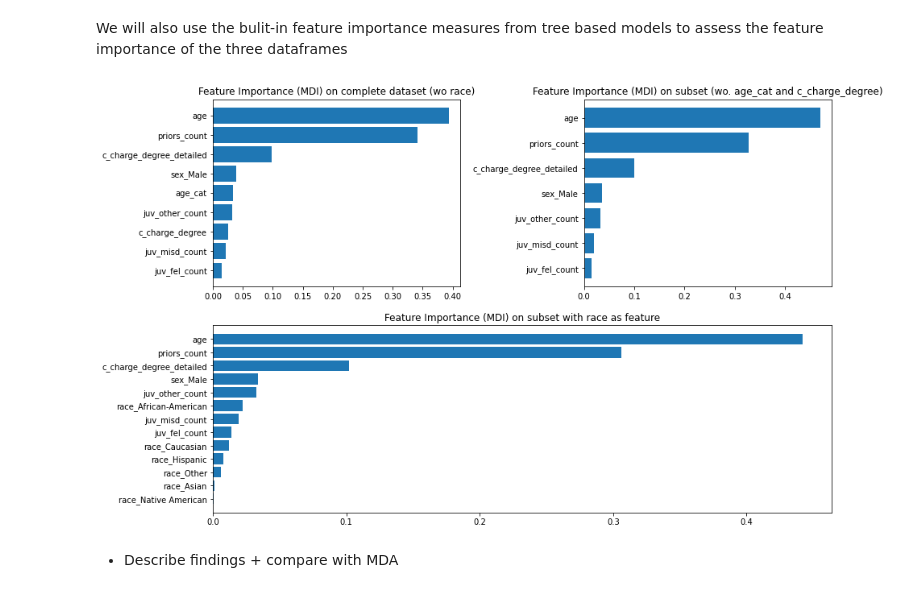
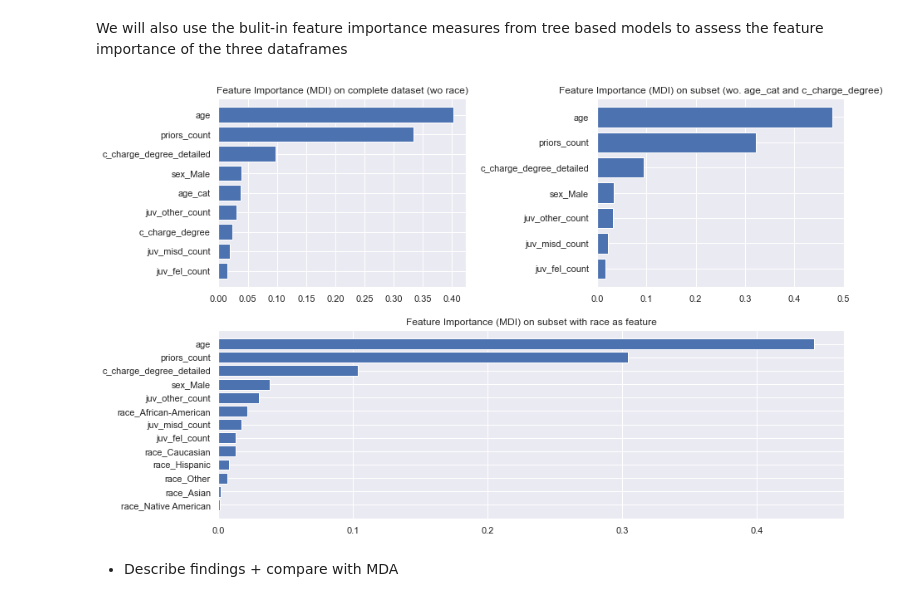
Before and after one commit to Heity94/Compas-recidivism-analysis, a Jupyter notebook: notebooks/Philipp/Classification_report_master_part1.ipynb, the cells around one changed output. Saved outputs shown, nothing was run; the diff lists cells and outputs as text; code cells hidden in the pictures.

```diff
--- a/notebooks/Philipp/Classification_report_master_part1.ipynb
+++ b/notebooks/Philipp/Classification_report_master_part1.ipynb
@@ -1564,6 +1552,7 @@ clf_forest = RandomForestClassifier()
 pipe_forest_rs = imblearn_make_pipeline(preproc_rs, smt_rs, clf_forest)
 pipe_forest_rs.fit(X_train_race, y_train_race);
 # %%
+sns.set_theme()
 # Create subplots
 fig = plt.figure(figsize=(13,8))
 gs = fig.add_gridspec(2,2)
@@ -1574,34 +1563,34 @@ ax3 = fig.add_subplot(gs[1, :])
 #Plot MDA on complete dataset
 feature_importance = pipe_forest.named_steps["randomforestclassifier"].feature_importances_
 sorted_idx = np.argsort(feature_importance)
 pos = np.arange(sorted_idx.shape[0]) + 0.5
 ax1.barh(pos, feature_importance[sorted_idx], align="center")
 ax1.set_yticks(pos)
 ax1.set_yticklabels(np.array(X_train_trans.columns)[sorted_idx])
 ax1.set_title("Feature Importance (MDI) on complete dataset (wo race)");
 
 #Plot MDA on subset
 feature_importance_s = pipe_forest_s.named_steps["randomforestclassifier"].feature_importances_
 sorted_idx = np.argsort(feature_importance_s)
 pos = np.arange(sorted_idx.shape[0]) + 0.5
 ax2.barh(pos, feature_importance_s[sorted_idx], align="center")
 ax2.set_yticks(pos)
 ax2.set_yticklabels(np.array(X_train_sub_trans.columns)[sorted_idx])
 ax2.set_title("Feature Importance (MDI) on subset (wo. age_cat and c_charge_degree)");
 
 #Plot MDA on subset with race
 feature_importance_rs = pipe_forest_rs.named_steps["randomforestclassifier"].feature_importances_
 sorted_idx = np.argsort(feature_importance_rs)
 pos = np.arange(sorted_idx.shape[0]) + 0.5
 ax3.barh(pos, feature_importance_rs[sorted_idx], align="center")
 ax3.set_yticks(pos)
 ax3.set_yticklabels(np.array(X_train_rsub_trans.columns)[sorted_idx])
 ax3.set_title("Feature Importance (MDI) on subset with race as feature");
 
 
 plt.tight_layout(pad=1.5)
 # %% [output]
-[figure, old version]
+[figure, new version]
 # %% [markdown]
 - Describe findings + compare with MDA
 # %% [markdown]
```
Also changed, not shown: parts of 23 cells of this notebook.
